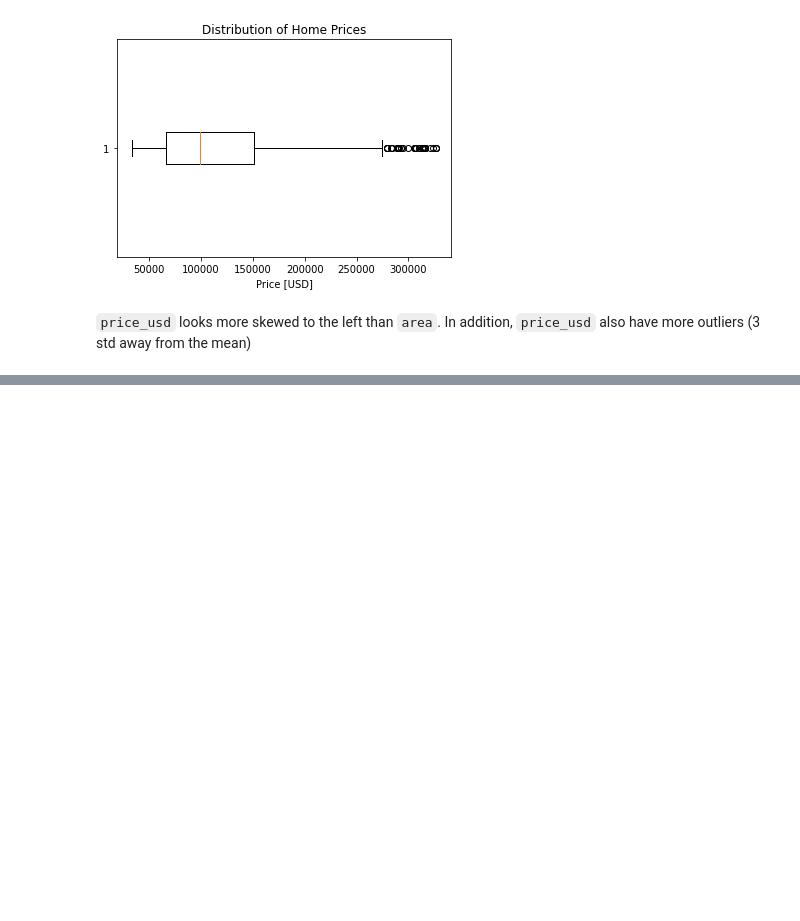
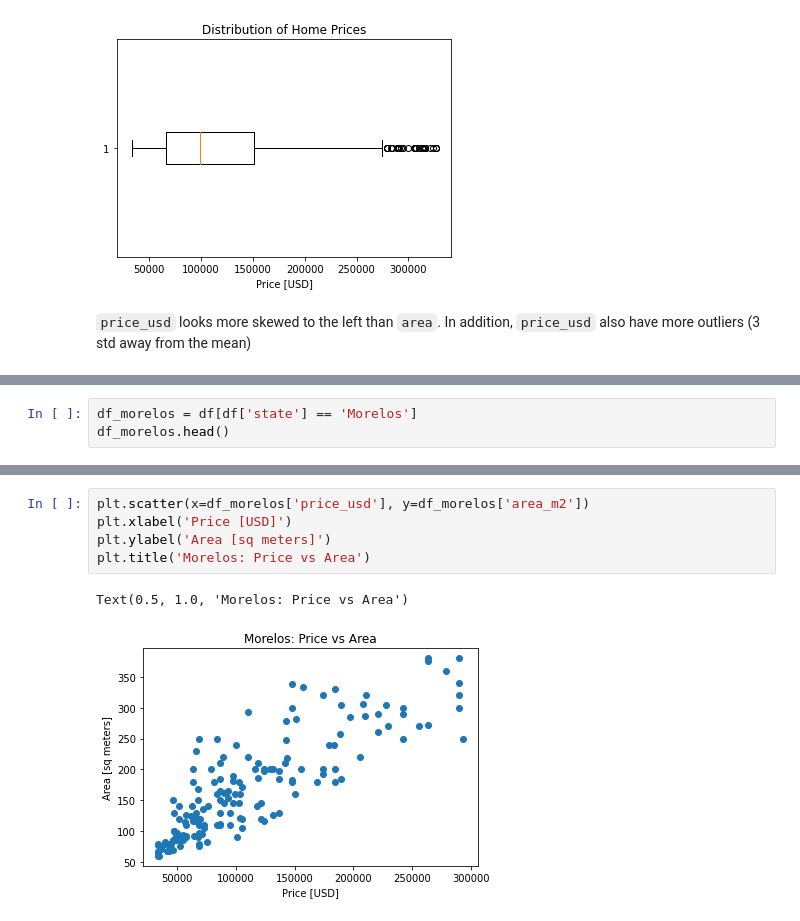
Before and after one commit to nolanspecter/data_science_projects, a Jupyter notebook: Housing in Mexico/housing_in_mexico.ipynb, the cells around one changed output, grey strips where cells are left out. Saved outputs shown, nothing was run; the diff lists cells and outputs as text; blank space fills up the shorter version.

```diff
--- a/Housing in Mexico/housing_in_mexico.ipynb
+++ b/Housing in Mexico/housing_in_mexico.ipynb
@@ -271,0 +344,3 @@ Text(0.5, 1.0, 'Distribution of Home Prices')
+# %%
+df_morelos = df[df['state'] == 'Morelos']
+df_morelos.head()
@@ -271,0 +354,8 @@ Text(0.5, 1.0, 'Distribution of Home Prices')
+# %%
+plt.scatter(x=df_morelos['price_usd'], y=df_morelos['area_m2'])
+plt.xlabel('Price [USD]')
+plt.ylabel('Area [sq meters]')
+plt.title('Morelos: Price vs Area')
+# %% [output]
+Text(0.5, 1.0, 'Morelos: Price vs Area')
+[figure, added]
```
Also changed, not shown: parts of 21 cells of this notebook.
